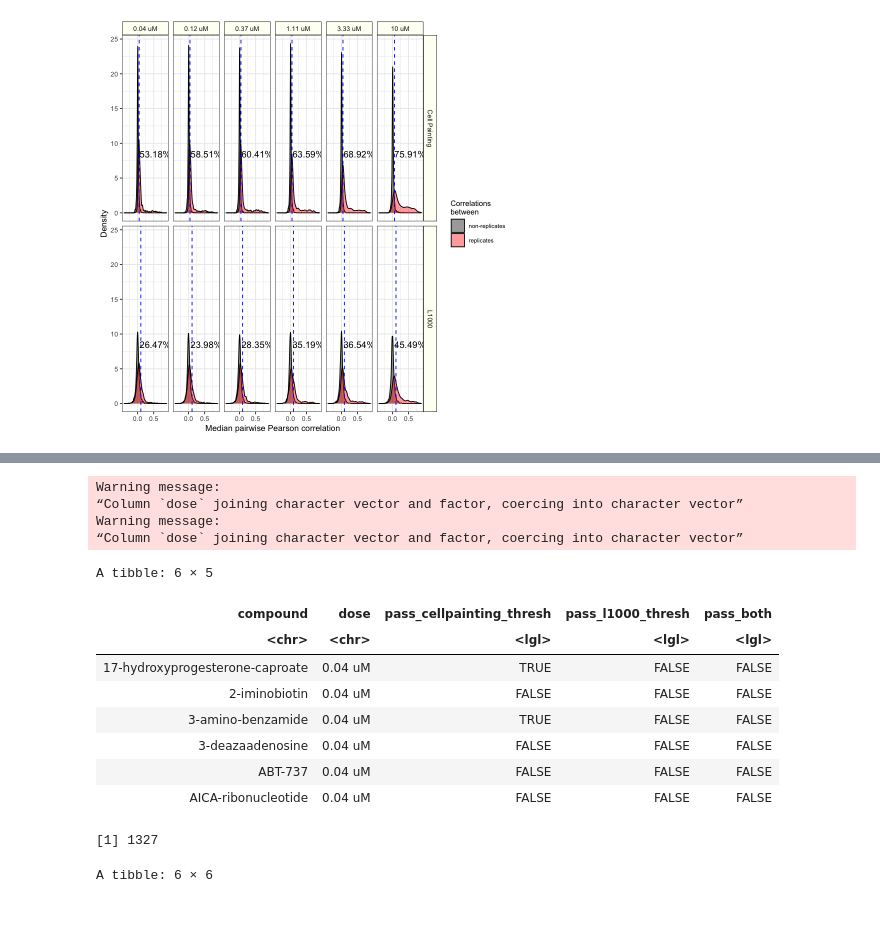
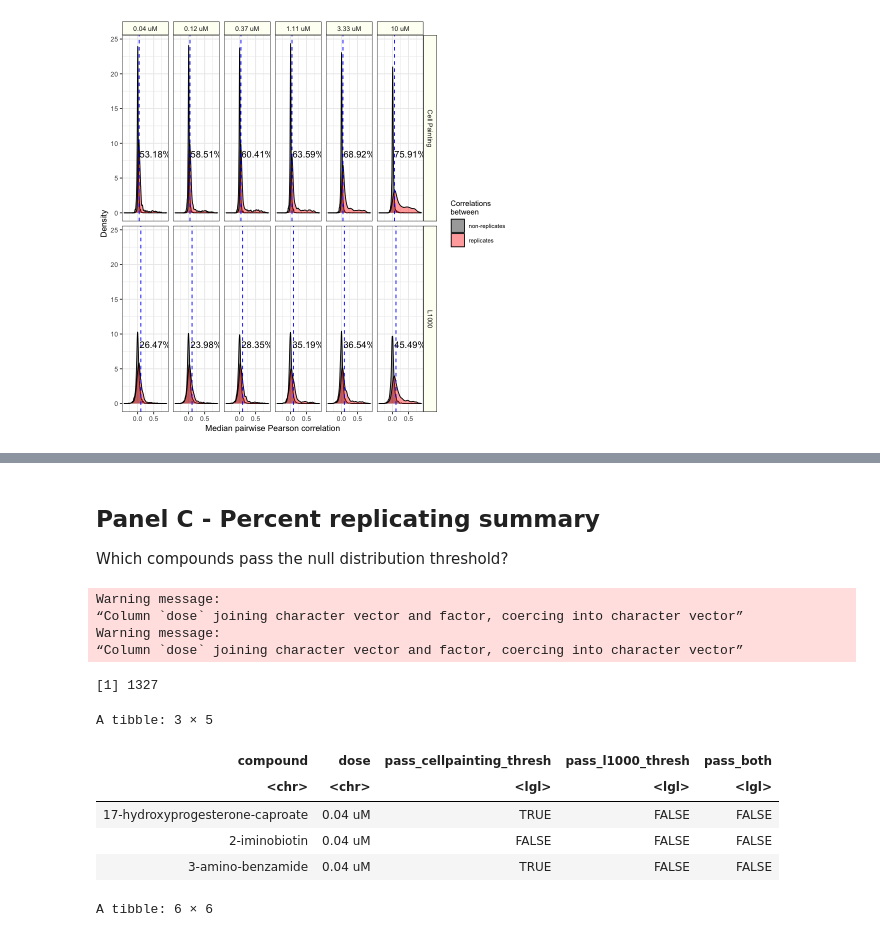
Before and after one commit to broadinstitute/lincs-profiling-complementarity, a Jupyter notebook: 6.paper_figures/figure1.ipynb, the cells around one changed output, grey strips where cells are left out. Drawn from its saved outputs; the diff is of its cells as text; code cells hidden in the pictures.

```diff
--- a/6.paper_figures/figure1.ipynb
+++ b/6.paper_figures/figure1.ipynb
@@ -98,0 +98,14 @@ l1000_comp_df <- load_median_correlation_scores(assay = "l1000", results_dir = r
+# %%
+# First, obtain the threshold to consider strong phenotype
+cell_painting_pr_df <- load_percent_replicating(assay = "cellpainting", results_dir = results_dir)
+l1000_pr_df <- load_percent_replicating(assay = "l1000", results_dir = results_dir)
+
+pr_df <- dplyr::bind_rows(cell_painting_pr_df, l1000_pr_df)
+pr_df$dose <- factor(pr_df$dose, levels = dose_order)
+
+threshold_df <- pr_df %>%
+    dplyr::filter(type == 'non_replicate') %>%
+    dplyr::group_by(assay, dose) %>%
+    dplyr::summarise(threshold = quantile(replicate_correlation, 0.95))
+
+threshold_plot_ready_df <- threshold_df %>% reshape2::dcast(dose ~ assay, value.var = "threshold")
@@ -99,37 +187,40 @@ l1000_comp_df <- load_median_correlation_scores(assay = "l1000", results_dir = r
+# %% [markdown]
+## Panel C - Percent replicating summary
+
+Which compounds pass the null distribution threshold?
 # %%
+cell_painting_comp_df <- load_median_correlation_scores(assay = "cellpainting", results_dir = results_dir)
+l1000_comp_df <- load_median_correlation_scores(assay = "l1000", results_dir = results_dir)
+
 significant_compounds_df <- cell_painting_comp_df %>%
     dplyr::left_join(l1000_comp_df, by = c("dose", "compound"), suffix = c("_cellpainting", "_l1000")) %>%
     tidyr::drop_na() %>%
     dplyr::left_join(threshold_df %>% dplyr::filter(assay == "Cell Painting"), by = "dose") %>%
     dplyr::left_join(threshold_df %>% dplyr::filter(assay == "L1000"), by = "dose", suffix = c("_cellpainting", "_l1000")) %>%
     dplyr::mutate(
         pass_cellpainting_thresh = median_replicate_score_cellpainting > threshold_cellpainting,
         pass_l1000_thresh = median_replicate_score_l1000 > threshold_l1000
     ) %>%
     dplyr::select(compound, dose, pass_cellpainting_thresh, pass_l1000_thresh) %>%
     dplyr::mutate(pass_both = pass_cellpainting_thresh + pass_l1000_thresh) %>%
     dplyr::mutate(pass_both = ifelse(pass_both == 2, TRUE, FALSE))
 
-head(significant_compounds_df)
+total_compounds <- length(unique(significant_compounds_df$compound))
+total_compounds
+
+head(significant_compounds_df, 3)
 # %% [output]
 Warning message:
 “Column `dose` joining character vector and factor, coercing into character vector”
 Warning message:
 “Column `dose` joining character vector and factor, coercing into character vector”
-A tibble: 6 × 5
+[1] 1327
+A tibble: 3 × 5
 | compound | dose | pass_cellpainting_thresh | pass_l1000_thresh | pass_both |
 | <chr> | <chr> | <lgl> | <lgl> | <lgl> |
 | 17-hydroxyprogesterone-caproate | 0.04 uM | TRUE | FALSE | FALSE |
 | 2-iminobiotin | 0.04 uM | FALSE | FALSE | FALSE |
 | 3-amino-benzamide | 0.04 uM | TRUE | FALSE | FALSE |
-| 3-deazaadenosine | 0.04 uM | FALSE | FALSE | FALSE |
-| ABT-737 | 0.04 uM | FALSE | FALSE | FALSE |
-| AICA-ribonucleotide | 0.04 uM | FALSE | FALSE | FALSE |
-# %%
-total_compounds <- length(unique(significant_compounds_df$compound))
-total_compounds
-# %% [output]
-[1] 1327
 # %%
 pass_thresh_summary_df <- significant_compounds_df %>%
     dplyr::group_by(dose) %>%
```
Also changed, not shown: parts of 35 cells of this notebook, 9 other files.
